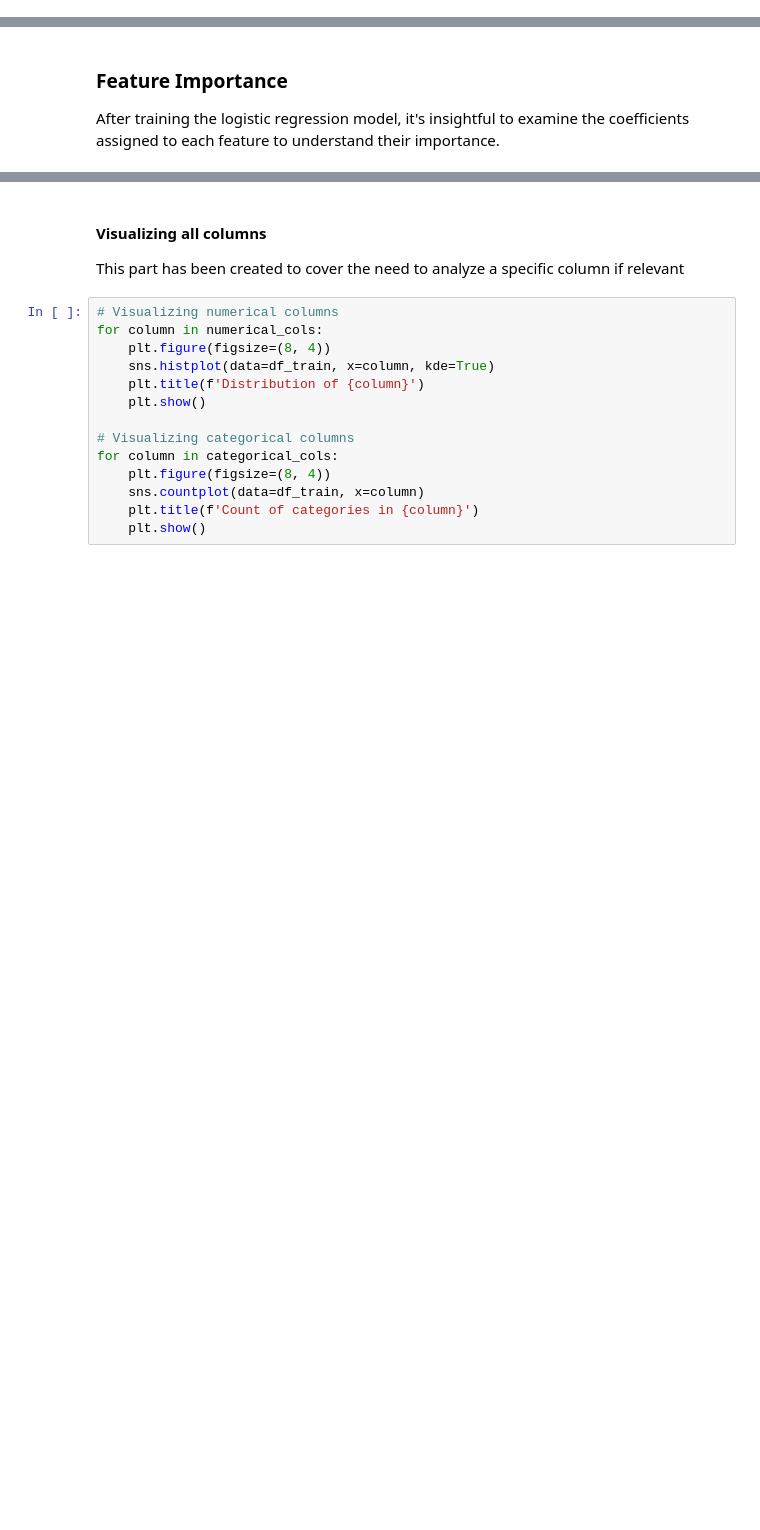
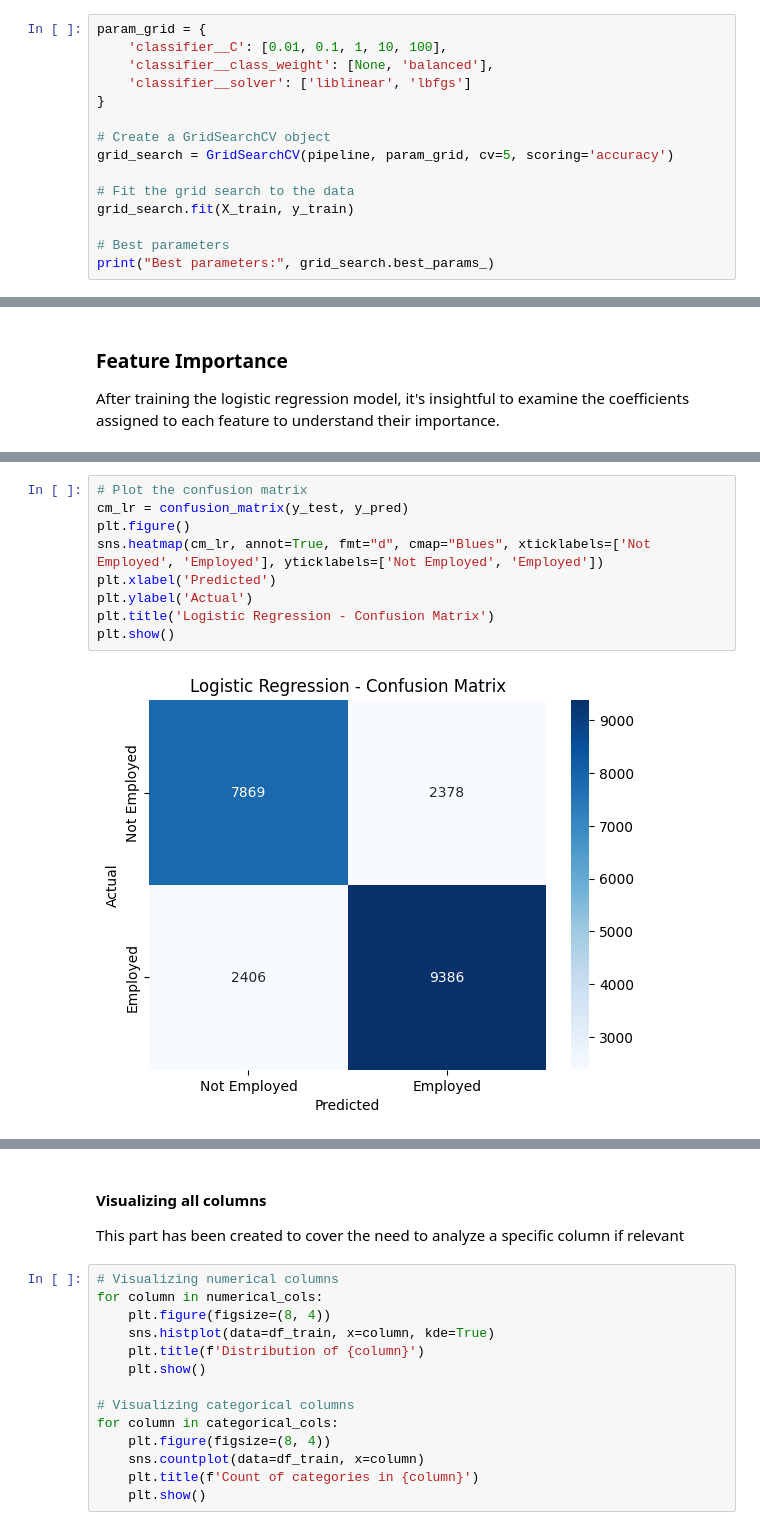
Before and after one commit to C21sja/KAN-CINTO1011U-Big-Data-ManagementPCS, a Jupyter notebook: main.ipynb, the cells around one changed output, grey strips where cells are left out. Saved outputs shown, nothing was run; the diff lists cells and outputs as text; blank space fills up the shorter version.

```diff
--- a/main.ipynb
+++ b/main.ipynb
@@ -214,3 +213,18 @@ Accuracy: 0.7828395117745814
 F1 Score: 0.7968073363335314
 Precision: 0.7978234994048631
 Recall: 0.7957937584803256
+# %%
+param_grid = {
+    'classifier__C': [0.01, 0.1, 1, 10, 100],
+    'classifier__class_weight': [None, 'balanced'],
+    'classifier__solver': ['liblinear', 'lbfgs']
+}
+
+# Create a GridSearchCV object
+grid_search = GridSearchCV(pipeline, param_grid, cv=5, scoring='accuracy')
+
+# Fit the grid search to the data
+grid_search.fit(X_train, y_train)
+
+# Best parameters
+print("Best parameters:", grid_search.best_params_)
@@ -244,0 +335,11 @@ plt.show()
+# %%
+# Plot the confusion matrix
+cm_lr = confusion_matrix(y_test, y_pred)
+plt.figure()
+sns.heatmap(cm_lr, annot=True, fmt="d", cmap="Blues", xticklabels=['Not Employed', 'Employed'], yticklabels=['Not Employed', 'Employed'])
+plt.xlabel('Predicted')
+plt.ylabel('Actual')
+plt.title('Logistic Regression - Confusion Matrix')
+plt.show()
+# %% [output]
+[figure, added]
```
Also changed, not shown: parts of 21 cells of this notebook.
